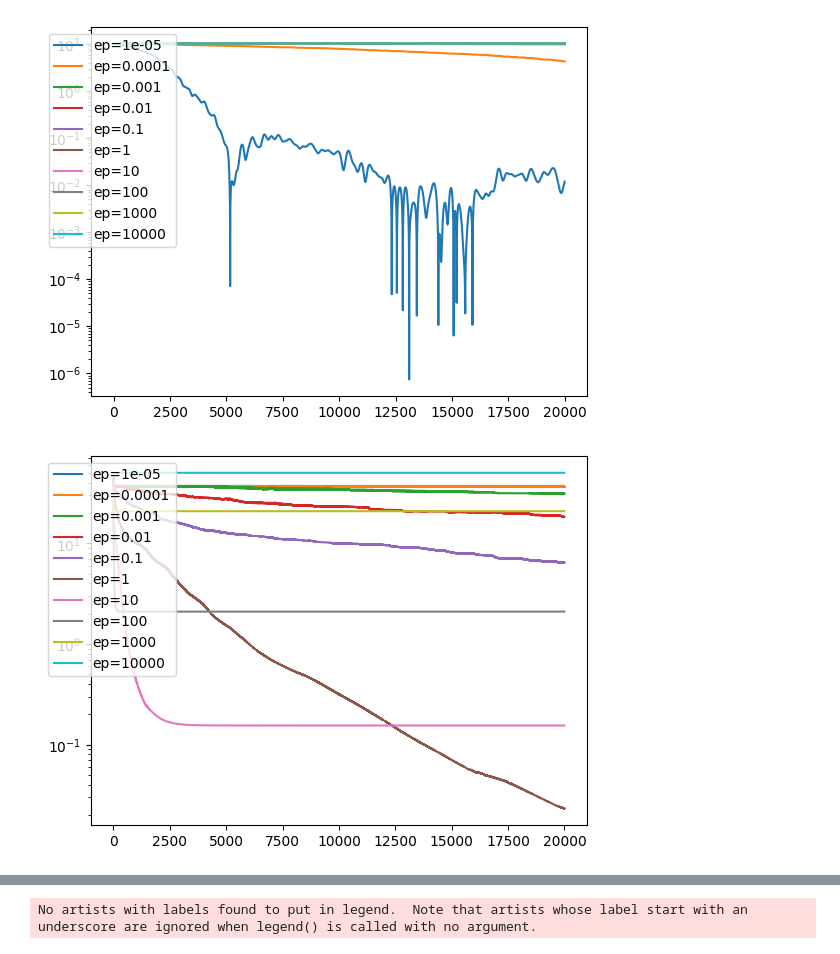
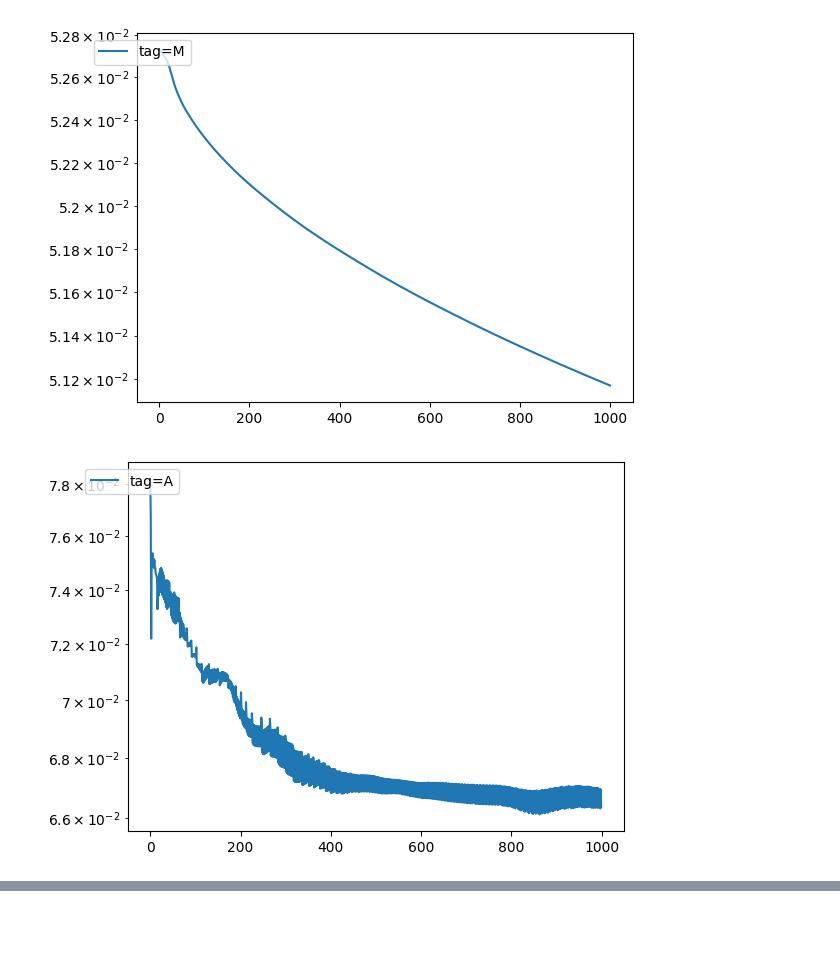
Before and after one commit to HaiVuBui/MDROT, a Jupyter notebook: view_result.ipynb, the cells around one changed output, grey strips where cells are left out. Cells and saved outputs as stored; diff of their text form; code cells hidden in the pictures; blank space fills up the shorter version.

```diff
--- a/view_result.ipynb
+++ b/view_result.ipynb
@@ -6,32 +46,37 @@ from prepare_data import prepare_input
 # %%
 #input ground truth
 data_folder = 'data/size60/seed20/'
 X = np.fromfile(data_folder + 'exp_number0.npy')
 Cost, p, q, s = prepare_input(N=10)
 x0 = np.tensordot(p, np.tensordot(q, s, 0), 0)
 opt = (X * Cost.reshape(-1)).sum().item()
 
 algs=['M','A','B','C','D']
+keys=['Obj_list','runtime','distance']
+plt.figure()
+key='distance'
 for alg in algs:
     #input A
-    max_iter = 20000
+    max_iter = 1000
 
     output_folder = 'output_test/'+'max_iter-'+f'{max_iter}'
     save_folder=os.path.join(output_folder,f'{alg}-{max_iter}')
 
-    plt.figure()
+
     for i in range(-10,10):
         ep=10**i
-        name=os.path.join(save_folder,f'{alg}_Obj_list_ep{ep}'+'.npy')
+        name=os.path.join(save_folder,f'{alg}_{key}{ep}'+'.npy')
         if os.path.exists(name):
-            Obj_list = np.load(name)
+            key_value = np.load(name)
         else:
             continue
-        plt.plot(abs(Obj_list-opt),label=f'ep={ep}')
-    # plt.legend(loc='upper left', bbox_to_anchor=(-0.1, 1))
-    plt.yscale('log')
-
-    plt.show()
+        if key=='Obj_list':
+            plt.plot(abs(key_value-opt),label=f'tag={alg}')
+        else:
+            plt.plot(key_value,label=f'tag={alg}')
+        plt.legend(loc='upper left', bbox_to_anchor=(-0.1, 1))
+        plt.yscale('log')
+        plt.show()
 # %% [output]
-[figure, old version]
+[figure, new version]
-[figure, old version]
+[figure, new version]
@@ -40 +84,0 @@ for alg in algs:
-No artists with labels found to put in legend.  Note that artists whose label start with an underscore are ignored when legend() is called with no argument.
```
Also changed, not shown: parts of 5 cells of this notebook, 3 other files.
